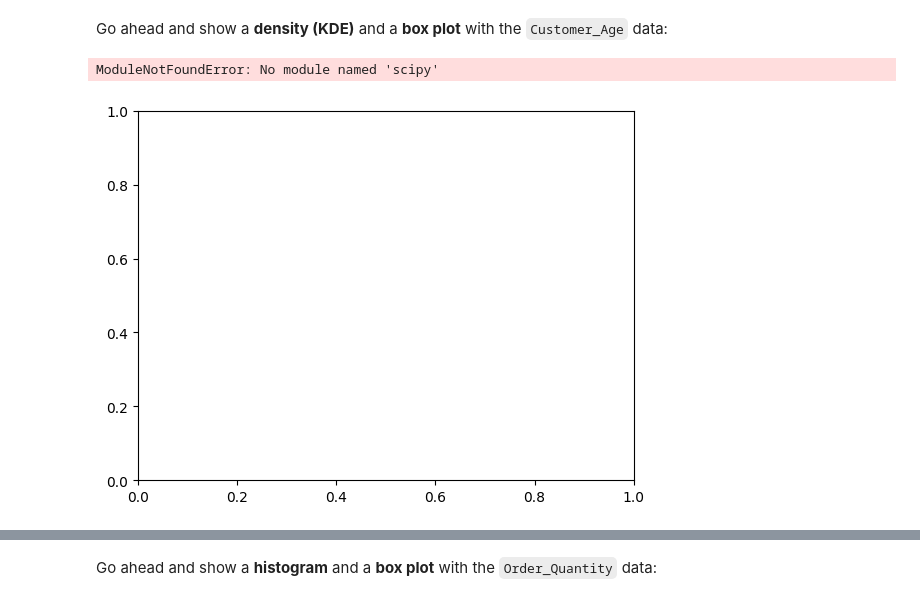
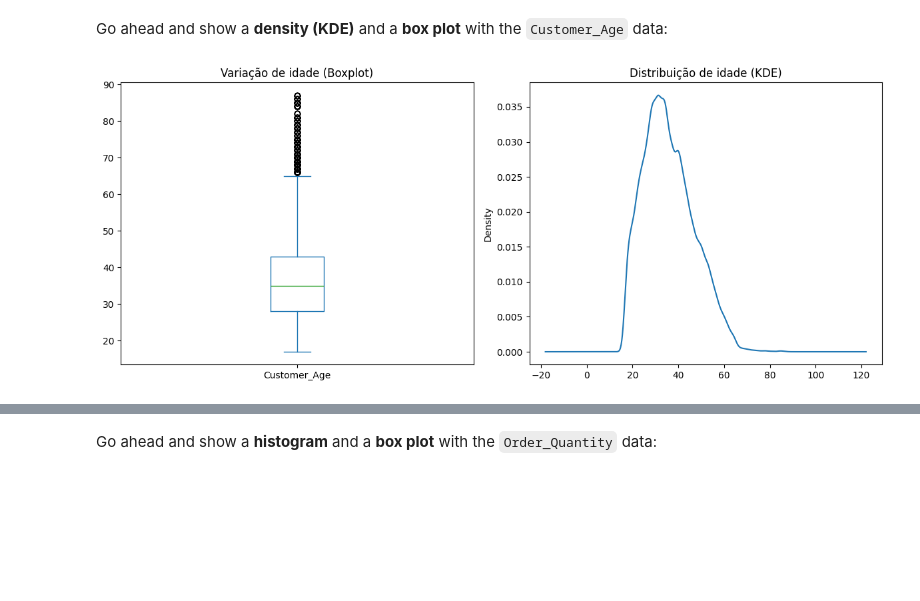
Before and after one commit to Guilherme-Betta/FreeCodeCamp-Pandas-Real-Life-Example, a Jupyter notebook: Exercises_1.ipynb, the cells around one changed output, grey strips where cells are left out. Cells and saved outputs as stored; diff of their text form; code cells hidden in the pictures; blank space fills up the shorter version.

```diff
--- a/Exercises_1.ipynb
+++ b/Exercises_1.ipynb
@@ -48,11 +48,18 @@ sales['Customer_Age'].mean()
 np.float64(35.91921157861212)
 # %% [markdown]
 Go ahead and show a <b>density (KDE)</b> and a <b>box plot</b> with the `Customer_Age` data:
-# %%
-# your code goes here
-sales["Customer_Age"].plot(kind = "density")
-# %% [output]
-ModuleNotFoundError: No module named 'scipy'
-[figure, removed]
+# %%
+# your code goes here
+fig, ax = plt.subplots(1, 2, figsize=(12,5))
+sales["Customer_Age"].plot(kind="box", ax=ax[0])
+ax[0].set_title("Variação de idade (Boxplot)")
+
+sales["Customer_Age"].plot(kind="kde", ax=ax[1])
+ax[1].set_title("Distribuição de idade (KDE)")
+
+plt.tight_layout()
+plt.show()
+# %% [output]
+[figure, added]
 # %%
 sales['Customer_Age'].plot(kind='kde', figsize=(14,6))
```
Also changed, not shown: parts of 80 cells of this notebook, 1 other file.
